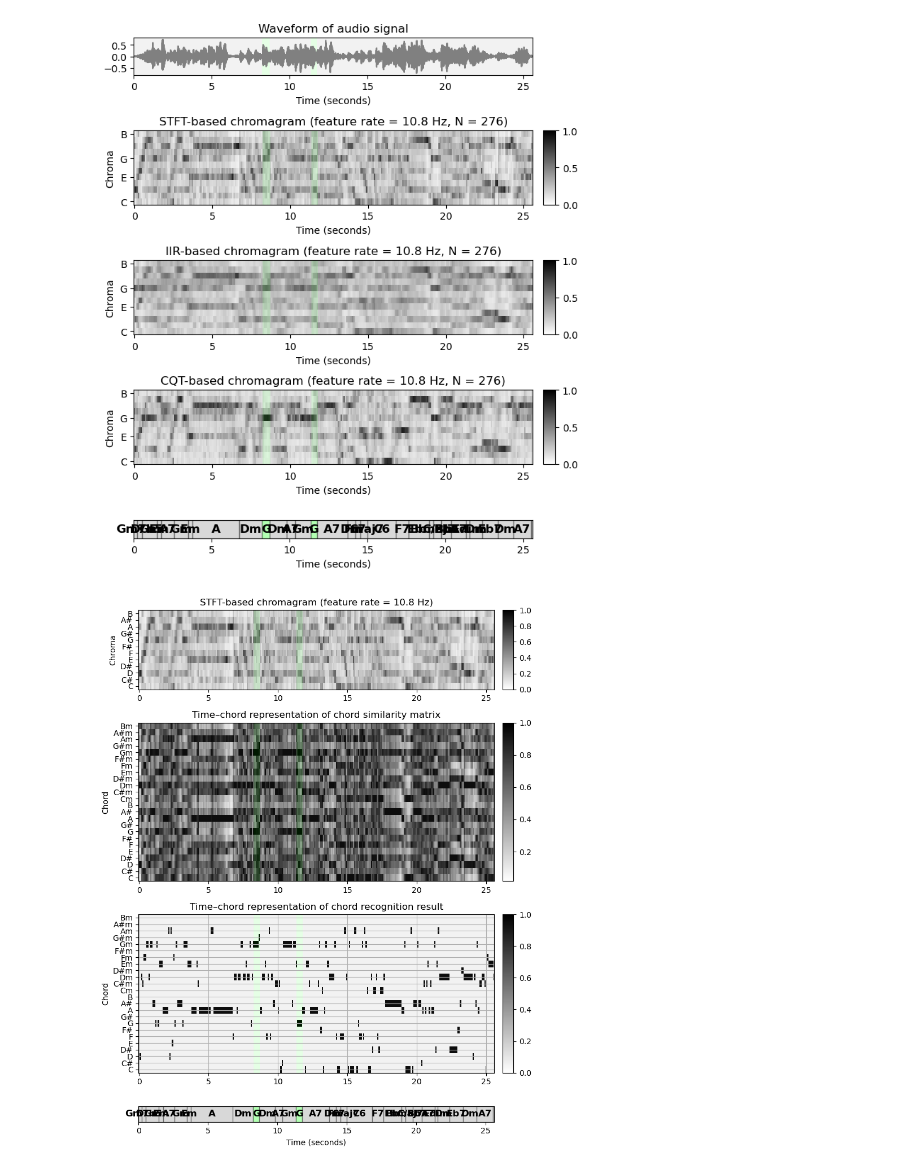
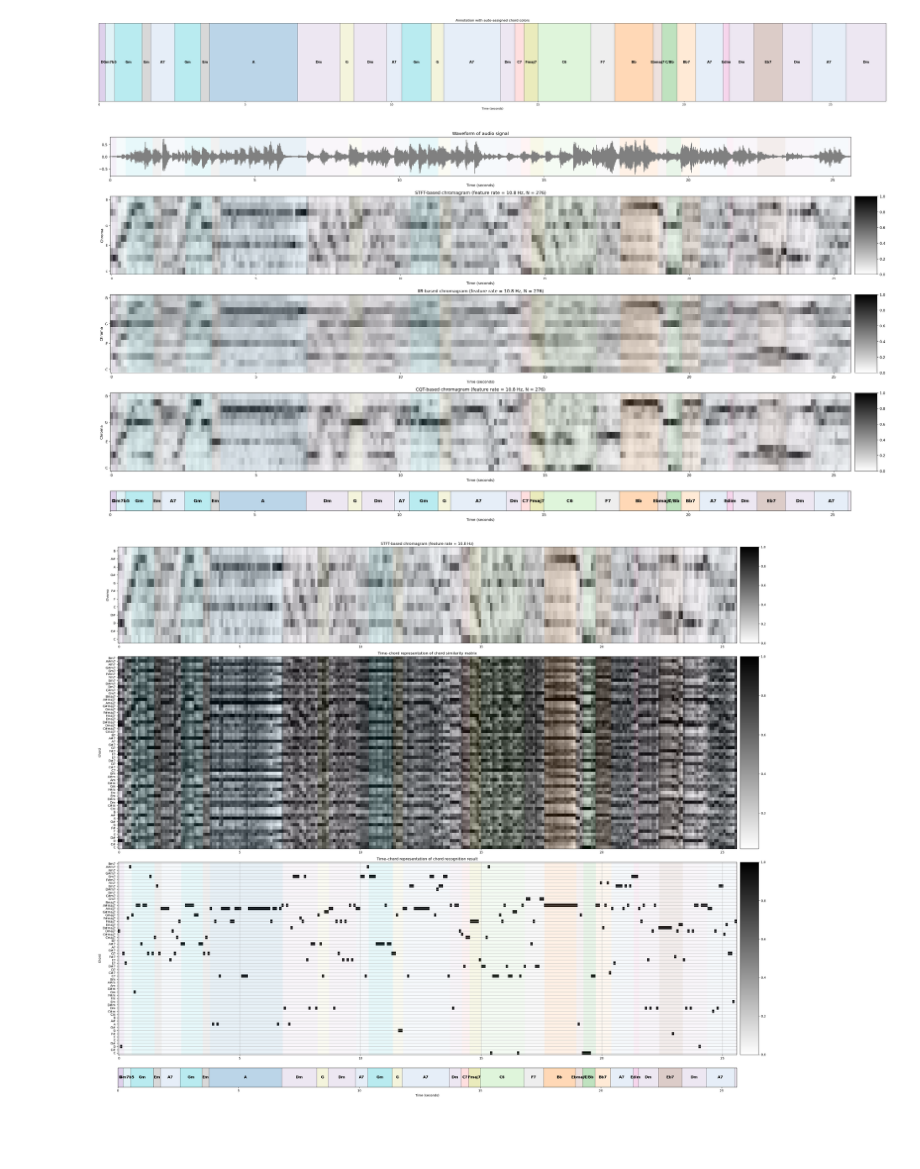
Before and after one commit to fergarciadlc/amplab-musicology-andina, a Jupyter notebook: notebooks/template_based.ipynb, the cells around one changed output. Cells and saved outputs as stored; diff of their text form; code cells hidden in the pictures; blank space fills up the shorter version.

```diff
--- a/notebooks/template_based.ipynb
+++ b/notebooks/template_based.ipynb
@@ -87,36 +87,69 @@ X_STFT, Fs_X, x, Fs, x_dur = compute_chromagram_from_filename(fn_wav, N=N, H=H,
 X_IIR, Fs_X, x, Fs, x_dur = compute_chromagram_from_filename(fn_wav, N=N, H=H, gamma=100, version='IIR')
 X_CQT, Fs_X, x, Fs, x_dur = compute_chromagram_from_filename(fn_wav, N=N, H=H, version='CQT')
 # %%
+import matplotlib.cm as cm
+
 # Annotations
 fn_ann = os.path.join('/home/cepatinog/ethnomusic/amplab-musicology-andina/if_0172_chords_converted.csv')
 ann, _ = libfmp.c4.read_structure_annotation(fn_ann)
-color_ann = {'N': [1, 1, 1, 1], 'C': [1, 0.5, 0, 1], 'G': [0, 1, 0, 1],
-             'Am': [1, 0, 0, 1], 'F': [0, 0, 1, 1]}
+# color_ann = {'N': [1, 1, 1, 1], 'C': [1, 0.5, 0, 1], 'G': [0, 1, 0, 1],
+#              'Am': [1, 0, 0, 1], 'F': [0, 0, 1, 1]}
+
+# 2) Extract all unique chord labels
+unique_chords = sorted(set([label for (start, end, label) in ann]))
+
+# 3) Choose a colormap and generate a color for each label
+#    e.g., 'tab20' can provide up to 20 distinct colors.
+#    If you have more than 20 chords, pick a different colormap
+#    or set a larger "N" parameter (some colormaps support this).
+cmap = cm.get_cmap('tab20', len(unique_chords))
+
+# 4) Build a dictionary {chord_label: (RGBA color)}
+color_ann = {}
+for idx, chord_label in enumerate(unique_chords):
+    # 'cmap(idx)' returns an RGBA tuple in the range [0,1]
+    color_ann[chord_label] = cmap(idx)
+# %%
+# 5) Use this color dictionary with plot_segments_overlay or plot_segments
+import libfmp.b  # for plotting
+
+fig, ax = plt.subplots(figsize=(50, 5))
+libfmp.b.plot_segments(ann, ax=ax, time_max=None, time_label='Time (seconds)',
+                       colors=color_ann, alpha=0.3)
+ax.set_title('Annotation with auto-assigned chord colors')
+
+
+plt.show()
+# %% [output]
+[figure, added]
 # %%
 # Plot
 cmap = libfmp.b.compressed_gray_cmap(alpha=1, reverse=False)
 fig, ax = plt.subplots(5, 2, gridspec_kw={'width_ratios': [1, 0.03],
-                                          'height_ratios': [1, 2, 2, 2, 0.5]}, figsize=(7, 8))
+                                          'height_ratios': [1, 2, 2, 2, 0.5]}, figsize=(30, 15), dpi=120)
 libfmp.b.plot_signal(x, Fs, ax=ax[0,0], title='Waveform of audio signal')
 libfmp.b.plot_segments_overlay(ann, ax=ax[0,0], time_max=x_dur,
                                print_labels=False, colors=color_ann, alpha=0.1)
 ax[0,1].axis('off')
+
+ax[1, 0].tick_params(axis='y', labelsize=8)  # reduce y-axis label font size
+ax[1, 0].tick_params(axis='x', labelsize=8)  # reduce x-axis label font size
 
 title = 'STFT-based chromagram (feature rate = %0.1f Hz, N = %d)'%(Fs_X, X_STFT.shape[1])
 plot_chromagram_annotation([ax[1, 0], ax[1, 1]], X_STFT, Fs_X, ann, color_ann, x_dur, title=title)
 
 title = 'IIR-based chromagram (feature rate = %0.1f Hz, N = %d)'%(Fs_X, X_IIR.shape[1])
 plot_chromagram_annotation([ax[2, 0], ax[2, 1]], X_IIR, Fs_X, ann, color_ann, x_dur, title=title)
 
 title = 'CQT-based chromagram (feature rate = %0.1f Hz, N = %d)'%(Fs_X, X_CQT.shape[1])
 plot_chromagram_annotation([ax[3, 0], ax[3, 1]], X_CQT, Fs_X, ann, color_ann, x_dur, title=title)
 
 libfmp.b.plot_segments(ann, ax=ax[4, 0], time_max=x_dur, time_label='Time (seconds)',
                        colors=color_ann,  alpha=0.3)
 ax[4,1].axis('off')
 plt.tight_layout()
 # %% [output]
-[figure, old version]
+[figure, new version]
 # %%
 def get_chord_labels(ext_minor='m', nonchord=False):
     """Generate chord labels for major and minor triads (and possibly nonchord label)
@@ -197,7 +317,7 @@ chord_labels = get_chord_labels(nonchord=False)
 # Plot
 cmap = libfmp.b.compressed_gray_cmap(alpha=1, reverse=False)
 fig, ax = plt.subplots(4, 2, gridspec_kw={'width_ratios': [1, 0.03],
-                                          'height_ratios': [1.5, 3, 3, 0.3]}, figsize=(8, 10))
+                                          'height_ratios': [1.5, 3, 3, 0.3]}, figsize=(30, 25))
 libfmp.b.plot_chromagram(X, ax=[ax[0,0], ax[0,1]], Fs=Fs_X, clim=[0, 1], xlabel='',
                          title='STFT-based chromagram (feature rate = %0.1f Hz)' % (Fs_X))
 libfmp.b.plot_segments_overlay(ann, ax=ax[0,0], time_max=x_dur,
@@ -225,7 +345,7 @@ libfmp.b.plot_segments(ann, ax=ax[3, 0], time_max=x_dur, time_label='Time (secon
 ax[3, 1].axis('off')
 plt.tight_layout()
 # %% [output]
-[figure, old version]
+[figure, new version]
 # %%
 chord_templates = generate_chord_templates()
 X_chord = np.matmul(chord_templates, chord_max)
```
Also changed, not shown: parts of 5 cells of this notebook, 2 other files.
